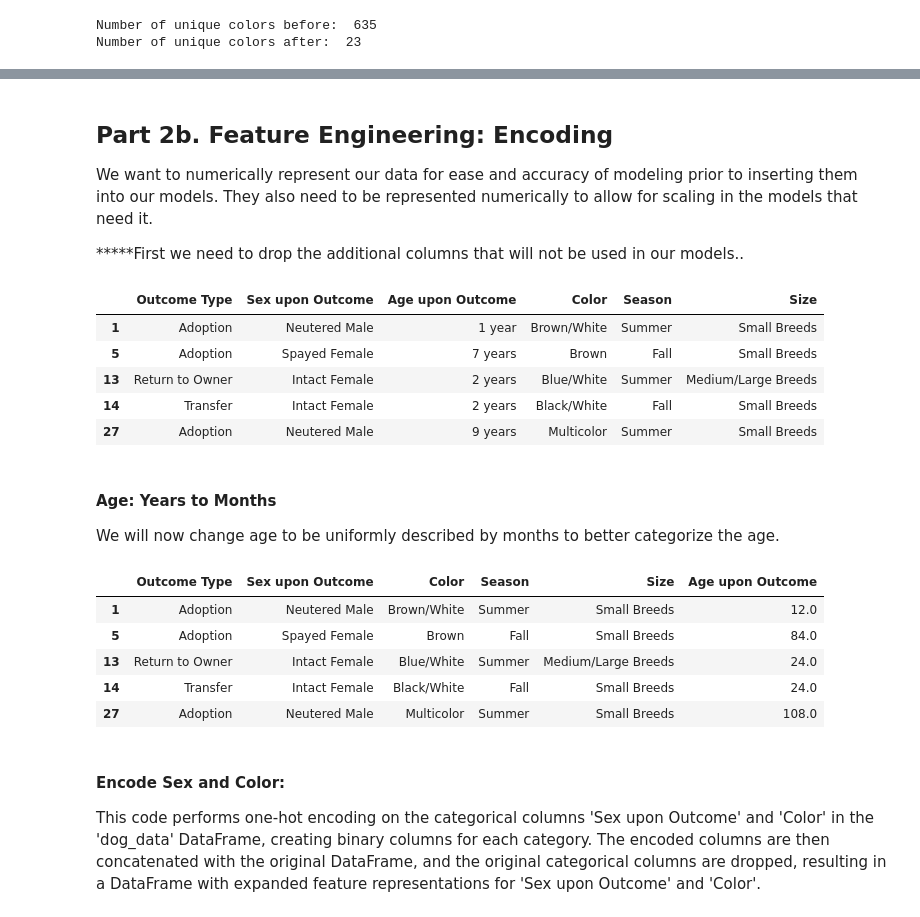
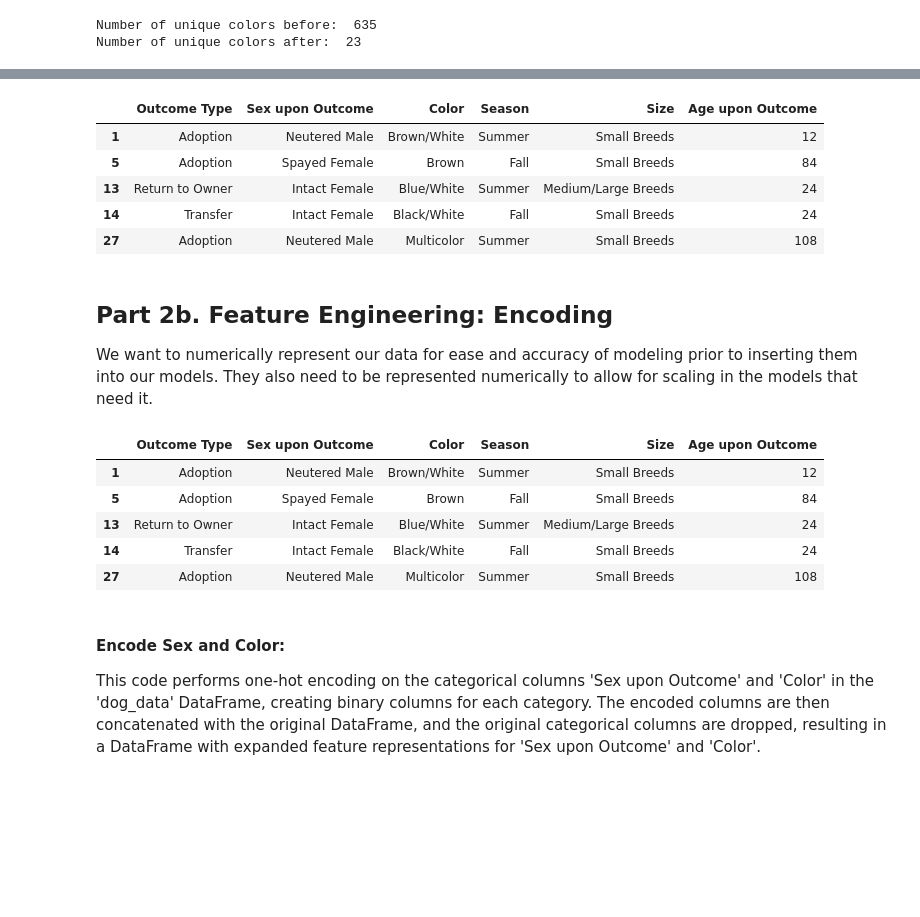
Before and after one commit to shruti2003/MLFinalProject, a Jupyter notebook: ML Final Project.ipynb, the cells around one changed output, grey strips where cells are left out. Drawn from its saved outputs; the diff is of its cells as text; code cells hidden in the pictures; blank space fills up the shorter version.

Commit message:
updated where we remove columns

```diff
--- a/ML Final Project.ipynb
+++ b/ML Final Project.ipynb
@@ -356,0 +286,4 @@ This is the website we used to bucket breeds into sizes: https://www.trainpetdog
+# %%
+data = data.drop('Month', axis=1)
+data = data.drop('Year', axis=1)
+data = data.drop('MonthYear', axis=1)
@@ -482,6 +483,8 @@ breeds_data.loc[:, 'Size'] = breeds_data['Breed'].map(breed_to_category)
 dog_data = breeds_data
 
 
+# drop breed and animal type
+dog_data.drop(columns=['Breed', 'Animal Type'], inplace=True)
 # make sure there is a new Size column that reflects the size of the breed for that animal
 dog_data.head()
 # %% [output]
@@ -664,35 +667,27 @@ Mode Age (in months): 24
+# %%
+dog_data = dog_data.drop(columns=['Age upon Outcome'])
+dog_data = pd.concat([dog_data, df.iloc[:, 0]], axis=1)
+dog_data = dog_data[dog_data['Age upon Outcome'] >= 0]
+dog_data.head()
+# %% [output]
+|  | Outcome Type | Sex upon Outcome | Color | Season | Size | Age upon Outcome |
+| 1 | Adoption | Neutered Male | Brown/White | Summer | Small Breeds | 12 |
+| 5 | Adoption | Spayed Female | Brown | Fall | Small Breeds | 84 |
+| 13 | Return to Owner | Intact Female | Blue/White | Summer | Medium/Large Breeds | 24 |
+| 14 | Transfer | Intact Female | Black/White | Fall | Small Breeds | 24 |
+| 27 | Adoption | Neutered Male | Multicolor | Summer | Small Breeds | 108 |
 # %% [markdown]
 ## Part 2b. Feature Engineering: Encoding <a id='Part-3-Feature-Engineering-for-Models'></a>
 We want to numerically represent our data for ease and accuracy of modeling prior to inserting them into our models. They also need to be represented numerically to allow for scaling in the models that need it.
-
-
-*****First we need to drop the additional columns that will not be used in our models..
 # %%
-# drop the columns we don't need for our models
-dog_data.drop(columns=['Animal Type', 'MonthYear', 'Breed'], inplace=True)
 dog_data.head()
 # %% [output]
-|  | Outcome Type | Sex upon Outcome | Age upon Outcome | Color | Season | Size |
-| 1 | Adoption | Neutered Male | 1 year | Brown/White | Summer | Small Breeds |
-| 5 | Adoption | Spayed Female | 7 years | Brown | Fall | Small Breeds |
-| 13 | Return to Owner | Intact Female | 2 years | Blue/White | Summer | Medium/Large Breeds |
-| 14 | Transfer | Intact Female | 2 years | Black/White | Fall | Small Breeds |
-| 27 | Adoption | Neutered Male | 9 years | Multicolor | Summer | Small Breeds |
+|  | Outcome Type | Sex upon Outcome | Color | Season | Size | Age upon Outcome |
+| 1 | Adoption | Neutered Male | Brown/White | Summer | Small Breeds | 12 |
+| 5 | Adoption | Spayed Female | Brown | Fall | Small Breeds | 84 |
+| 13 | Return to Owner | Intact Female | Blue/White | Summer | Medium/Large Breeds | 24 |
+| 14 | Transfer | Intact Female | Black/White | Fall | Small Breeds | 24 |
+| 27 | Adoption | Neutered Male | Multicolor | Summer | Small Breeds | 108 |
-# %% [markdown]
-#### Age: Years to Months
-We will now change age to be uniformly described by months to better categorize the age.
-# %%
-dog_data = dog_data.drop(columns=['Age upon Outcome'])
-dog_data = pd.concat([dog_data, df.iloc[:, 0]], axis=1)
-dog_data = dog_data[dog_data['Age upon Outcome'] >= 0]
-dog_data.head()
-# %% [output]
-|  | Outcome Type | Sex upon Outcome | Color | Season | Size | Age upon Outcome |
-| 1 | Adoption | Neutered Male | Brown/White | Summer | Small Breeds | 12.0 |
-| 5 | Adoption | Spayed Female | Brown | Fall | Small Breeds | 84.0 |
-| 13 | Return to Owner | Intact Female | Blue/White | Summer | Medium/Large Breeds | 24.0 |
-| 14 | Transfer | Intact Female | Black/White | Fall | Small Breeds | 24.0 |
-| 27 | Adoption | Neutered Male | Multicolor | Summer | Small Breeds | 108.0 |
 # %% [markdown]
 #### Encode Sex and Color:
 This code performs one-hot encoding on the categorical columns 'Sex upon Outcome' and 'Color' in the 'dog_data' DataFrame, creating binary columns for each category. The encoded columns are then concatenated with the original DataFrame, and the original categorical columns are dropped, resulting in a DataFrame with expanded feature representations for 'Sex upon Outcome' and 'Color'.
```
Also changed, not shown: parts of 89 cells of this notebook.
